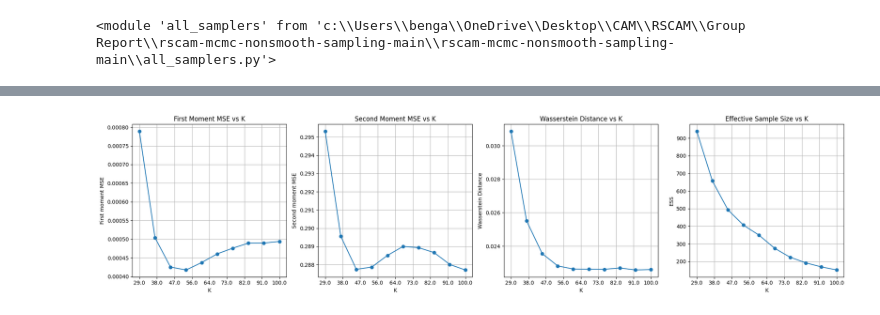
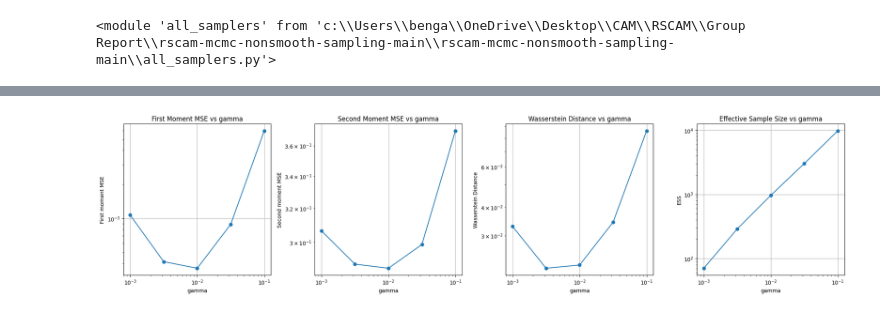
Before and after one commit to triptesh1212/rscam-mcmc-nonsmooth-sampling, a Jupyter notebook: optimise_gamma.ipynb, the cells around one changed output, grey strips where cells are left out. Saved outputs shown, nothing was run; the diff lists cells and outputs as text; code cells hidden in the pictures.

```diff
--- a/optimise_gamma.ipynb
+++ b/optimise_gamma.ipynb
@@ -27,12 +21,12 @@ For details and migration guidance, visit: https://python.arviz.org/en/latest/us
 # %%
-Ks = np.linspace(20, 100, 10)
+gammas = np.logspace(-3, -1, 5)  # Example gamma values to test
 mses = []
 seconds = []
 wass = []
 samples = []
 esss = []
-for K in Ks:
-    sample = all_samplers.myula_sampler(K, config)
+for gamma in gammas:
+    sample = all_samplers.myula_sampler(gamma, config)
     mses.append(config.mse_first_moment(sample))
     seconds.append(config.mse_second_moment(sample))
     wass.append(config.wassterstein(sample))
@@ -40,25 +34,24 @@ for K in Ks:
     esss.append(az.ess(sample))
 # %%
 fig, axs = plt.subplots(1, 4, figsize=(20, 5))
-axs[0].plot(Ks, mses, marker='o')
-axs[0].set_title('First Moment MSE vs K')
+axs[0].loglog(gammas, mses, marker='o')
+axs[0].set_title('First Moment MSE vs gamma')
 axs[0].set_ylabel('First moment MSE')
-
-axs[1].plot(Ks, seconds, marker='o')
-axs[1].set_title('Second Moment MSE vs K')
+axs[1].loglog(gammas, seconds, marker='o')
+axs[1].set_title('Second Moment MSE vs gamma')
 axs[1].set_ylabel('Second moment MSE')
-axs[2].plot(Ks, wass, marker='o')
-axs[2].set_title('Wasserstein Distance vs K')
+axs[2].loglog(gammas, wass, marker='o')
+axs[2].set_title('Wasserstein Distance vs gamma')
 axs[2].set_ylabel('Wasserstein Distance')
-axs[3].plot(Ks, esss, marker='o')
-axs[3].set_title('Effective Sample Size vs K')
+axs[3].loglog(gammas, esss, marker='o')
+axs[3].set_title('Effective Sample Size vs gamma')
 axs[3].set_ylabel('ESS')
 
 for ax in axs:
-    ax.set_xlabel('K')
-    ax.set_xticklabels(np.round(Ks))
+    ax.set_xlabel('gamma')
+    # ax.set_xticklabels(np.round(gammas))
     ax.grid()
 plt.tight_layout()
 plt.show()
 # %% [output]
-[figure, old version]
+[figure, new version]
```
Also changed, not shown: parts of 6 cells of this notebook, 1 other file.
